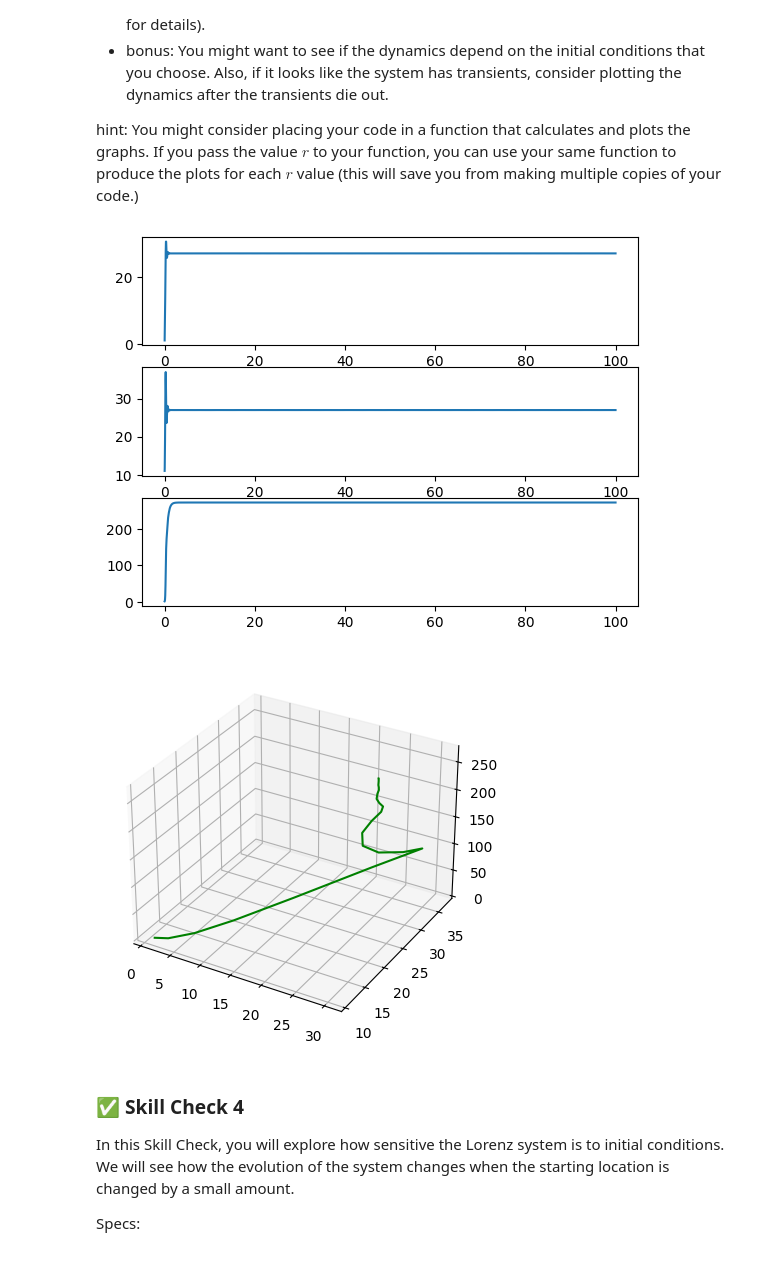
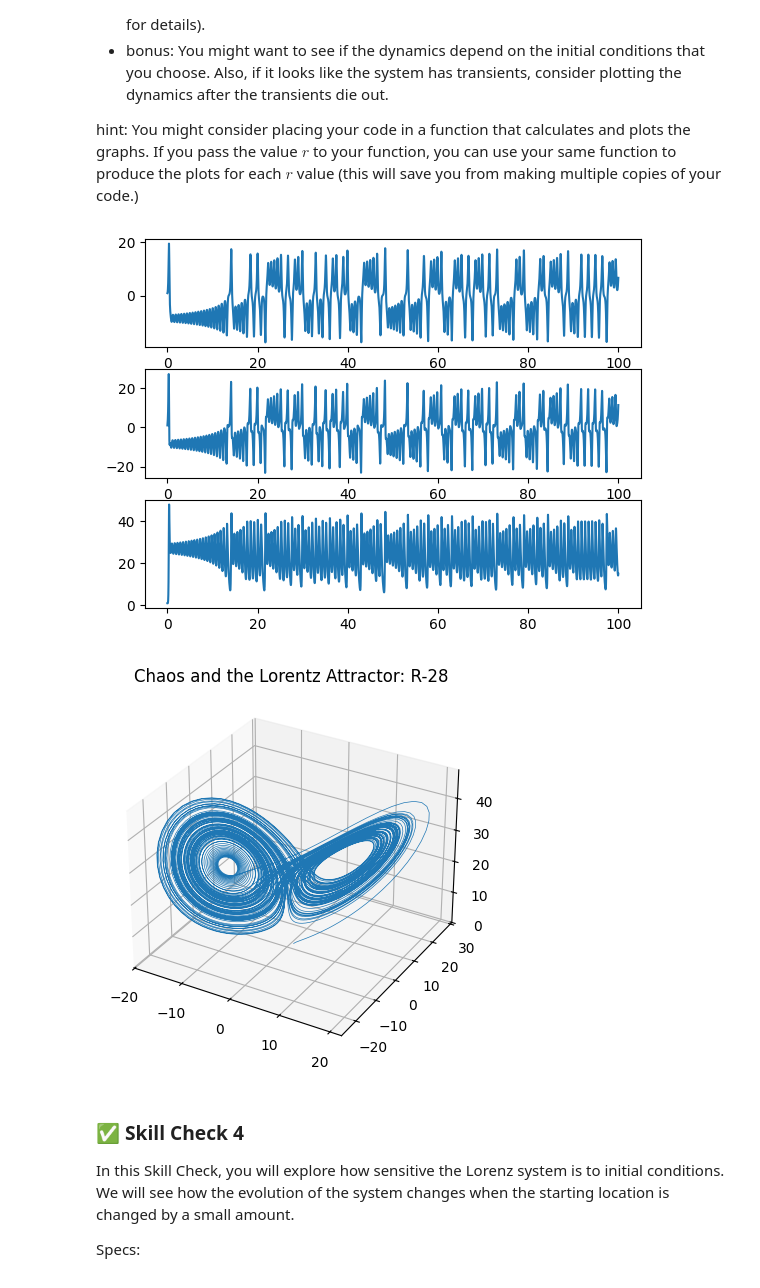
Before and after one commit to Reiniery/Computational-Physics, a Jupyter notebook: ode/ode_4.ipynb, the cells around one changed output. Saved outputs shown, nothing was run; the diff lists cells and outputs as text; code cells hidden in the pictures.

```diff
--- a/ode/ode_4.ipynb
+++ b/ode/ode_4.ipynb
@@ -356,47 +356,52 @@ def derive(t,arr,r,b,sigma):
     z=arr[2]
 
     dxdt=sigma*(y-x)
-    dydt=x*(r-x)-y
+    dydt=x*(r-z)-y
     dzdt=(x*y)-b*z
 
     return np.array([dxdt,dydt,dzdt])
 #initial positin vaues
 x=1
-y=11
+y=1
 z=1
+
 sigma=10
 b=8/3
 r=28
 params = np.array([r,b,sigma])    # bundle derivative parameters together
 arr0 = np.array([x,y,z])      # bundle initial conditions together
 
 
 
-sol=solve_ivp(derive,(0,100),arr0, method='RK45', args=params, atol=1e-4, rtol=1e-4)
+sol=solve_ivp(derive,(0,100),arr0, method='RK45', args=params, atol=1e-4, rtol=1e-4, dense_output=True)
 
 
-t=sol.t
-x0=sol.y[0,:]
-y0=sol.y[1,:]
-z0=sol.y[2,:]
+
+t = np.linspace(0, 100, 10000)      # define time array
+y = sol.sol(t)
+x0=y[0,:]
+y0=y[1,:]
+z0=y[2,:]
 
 
 plt.figure()
 plt.subplot(3,1,1)
 plt.plot(t,x0)
 plt.subplot(3,1,2)
 plt.plot(t,y0)
 plt.subplot(3,1,3)
 plt.plot(t,z0)
 plt.show()
 
 fig = plt.figure()
+
 ax = plt.axes(projection='3d')
-ax.plot3D(x0, y0, z0, 'green')
+ax.set_title(f"Chaos and the Lorentz Attractor: R-{r}")
+ax.plot3D(x0, y0, z0, linewidth=0.5)
 plt.show()
 # %% [output]
-[figure, old version]
+[figure, new version]
-[figure, old version]
+[figure, new version]
 # %% [markdown]
 ### ✅ Skill Check 4
 
```
Also changed, not shown: parts of 2 cells of this notebook.
